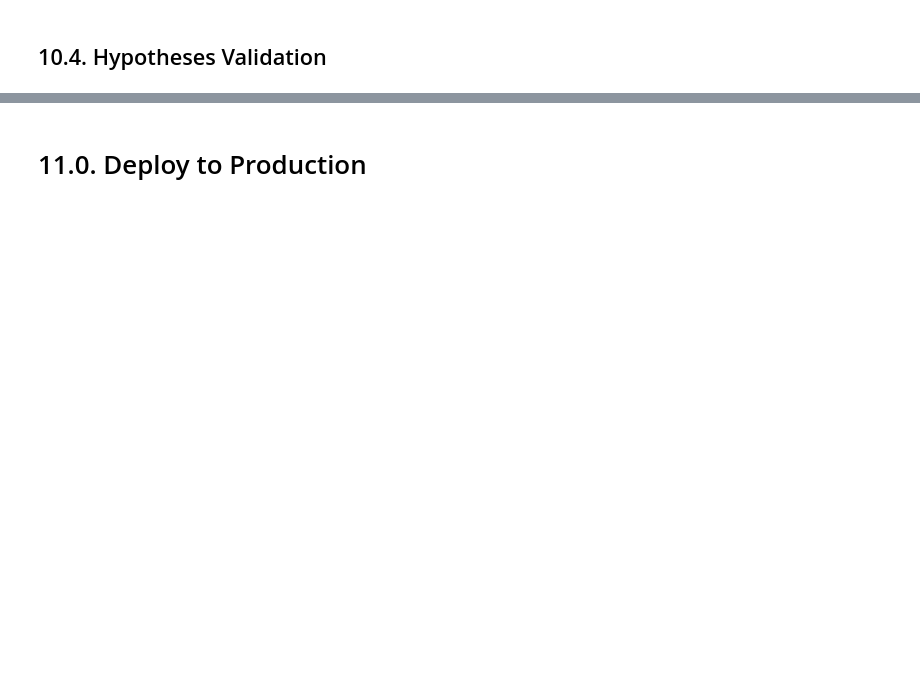
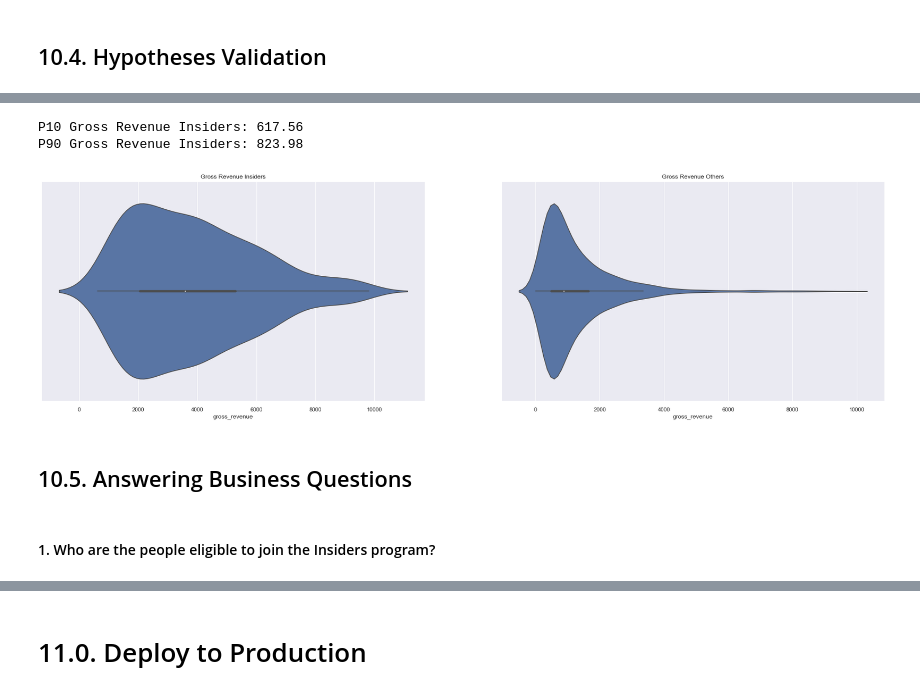
Before and after one commit to Lucas-Okamura/Insiders-Clustering, a Jupyter notebook: Insiders-Clustering.ipynb, the cells around one changed output, grey strips where cells are left out. Drawn from its saved outputs; the diff is of its cells as text; code cells hidden in the pictures; blank space fills up the shorter version.

```diff
--- a/Insiders-Clustering.ipynb
+++ b/Insiders-Clustering.ipynb
@@ -1060,5 +1039,7 @@ df_cluster.sort_values(by = 'gross_revenue', ascending = False)
 # %% [markdown]
 # 10.0. Clusters EDA <a id='clusters_eda'></a>
+# %%
+df10 = df92.copy()
 # %% [markdown]
 ## 10.1. Hypothesis Mindmap <a id='hypothesis_mindmap'></a>
 # %% [markdown]
@@ -1107,0 +1158,22 @@ df_cluster.sort_values(by = 'gross_revenue', ascending = False)
+# %%
+p10_gmv = np.percentile(df10.query("cluster == 4")['gross_revenue'], 0.1)
+p90_gmv = np.percentile(df10.query("cluster == 4")['gross_revenue'], 0.9)
+print(f"P10 Gross Revenue Insiders: {p10_gmv:.2f}")
+print(f"P90 Gross Revenue Insiders: {p90_gmv:.2f}")
+# %% [output]
+P10 Gross Revenue Insiders: 617.56
+P90 Gross Revenue Insiders: 823.98
+# %%
+fig, axes = plt.subplots(1, 2, figsize = (30, 8))
+
+sns.violinplot(x = 'gross_revenue', data = df10.query("cluster == 4 & gross_revenue < 10000"), ax = axes.ravel()[0]);
+sns.violinplot(x = 'gross_revenue', data = df10.query("cluster != 4 & gross_revenue < 10000"), ax = axes.ravel()[1]);
+
+axes.ravel()[0].set_title('Gross Revenue Insiders');
+axes.ravel()[1].set_title('Gross Revenue Others');
+# %% [output]
+[figure, added]
+# %% [markdown]
+## 10.5. Answering Business Questions <a id='answering_business'></a>
+# %% [markdown]
+ #### 1. Who are the people eligible to join the Insiders program?
```
Also changed, not shown: parts of 23 cells of this notebook.
